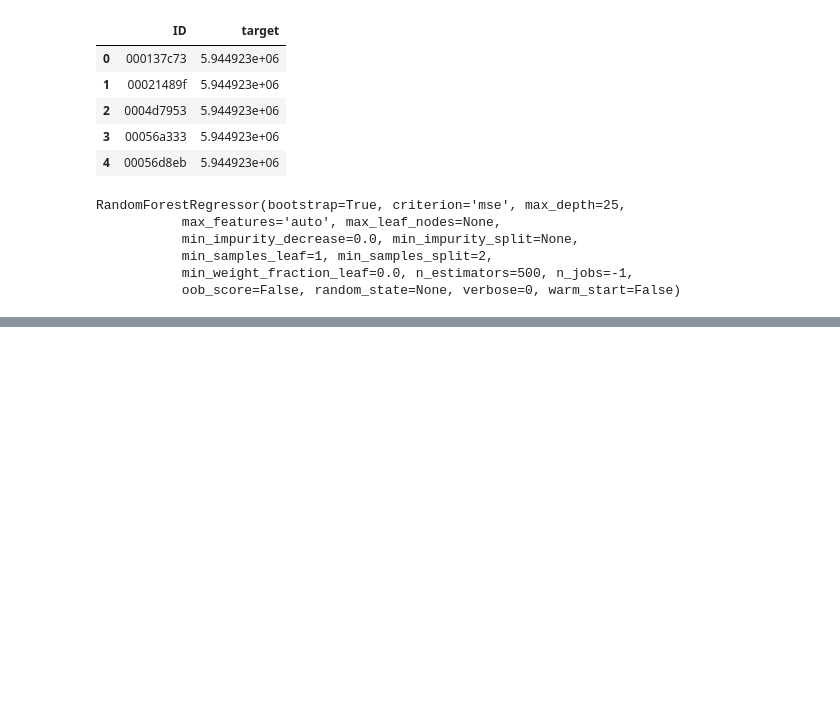
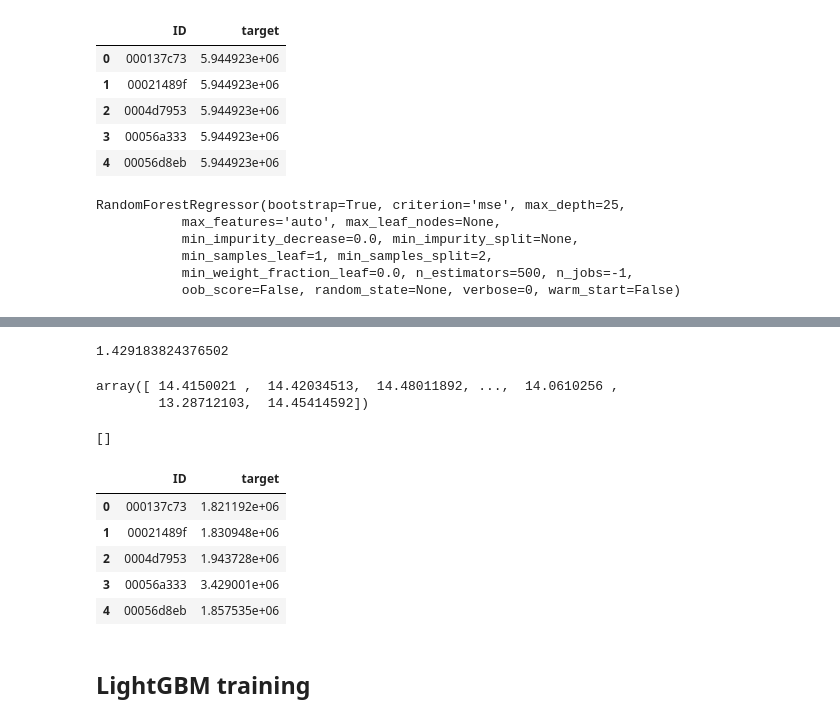
Before and after one commit to shrishty/kaggle, a Jupyter notebook: santander/Santendar.ipynb, the cells around one changed output, grey strips where cells are left out. Drawn from its saved outputs; the diff is of its cells as text; code cells hidden in the pictures; blank space fills up the shorter version.

```diff
--- a/santander/Santendar.ipynb
+++ b/santander/Santendar.ipynb
@@ -220,0 +217,4 @@ from xgboost import XGBRegressor
+# %%
+rand_mod_y = RandomForestRegressor(n_estimators=500, criterion='mse', max_depth=25, n_jobs=-1)
+# %%
+rand_mod_y.fit(X_train, np.log1p(y_train.values))
@@ -220,0 +260,27 @@ from xgboost import XGBRegressor
+# %%
+pred_actual = np.expm1(pred_val)
+rmsle(pred_actual, y_val.values)
+# %% [output]
+1.429183824376502
+# %%
+pred = rand_mod_y.predict(test[col_x])
+# %%
+pred
+# %% [output]
+array([ 14.4150021 ,  14.42034513,  14.48011892, ...,  14.0610256 ,
+        13.28712103,  14.45414592])
+# %%
+list(filter(lambda x: x < 0, pred))
+# %% [output]
+[]
+# %%
+sample['target'] = np.expm1(pred)
+# %%
+sample.head()
+# %% [output]
+|  | ID | target |
+| 0 | 000137c73 | 1.821192e+06 |
+| 1 | 00021489f | 1.830948e+06 |
+| 2 | 0004d7953 | 1.943728e+06 |
+| 3 | 00056a333 | 3.429001e+06 |
+| 4 | 00056d8eb | 1.857535e+06 |
@@ -220,0 +289,2 @@ from xgboost import XGBRegressor
+# %% [markdown]
+## LightGBM training
```
Also changed, not shown: parts of 24 cells of this notebook.
